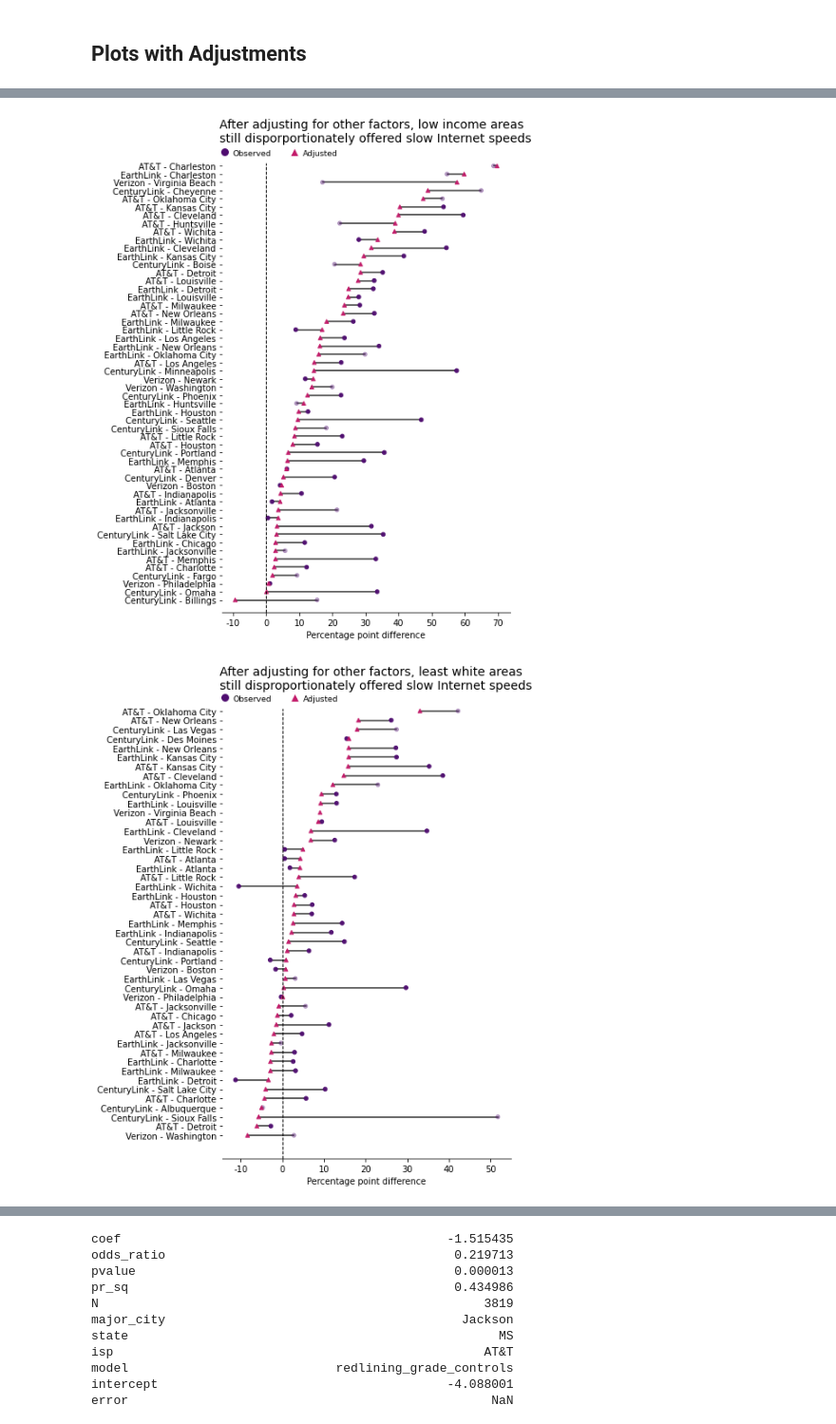
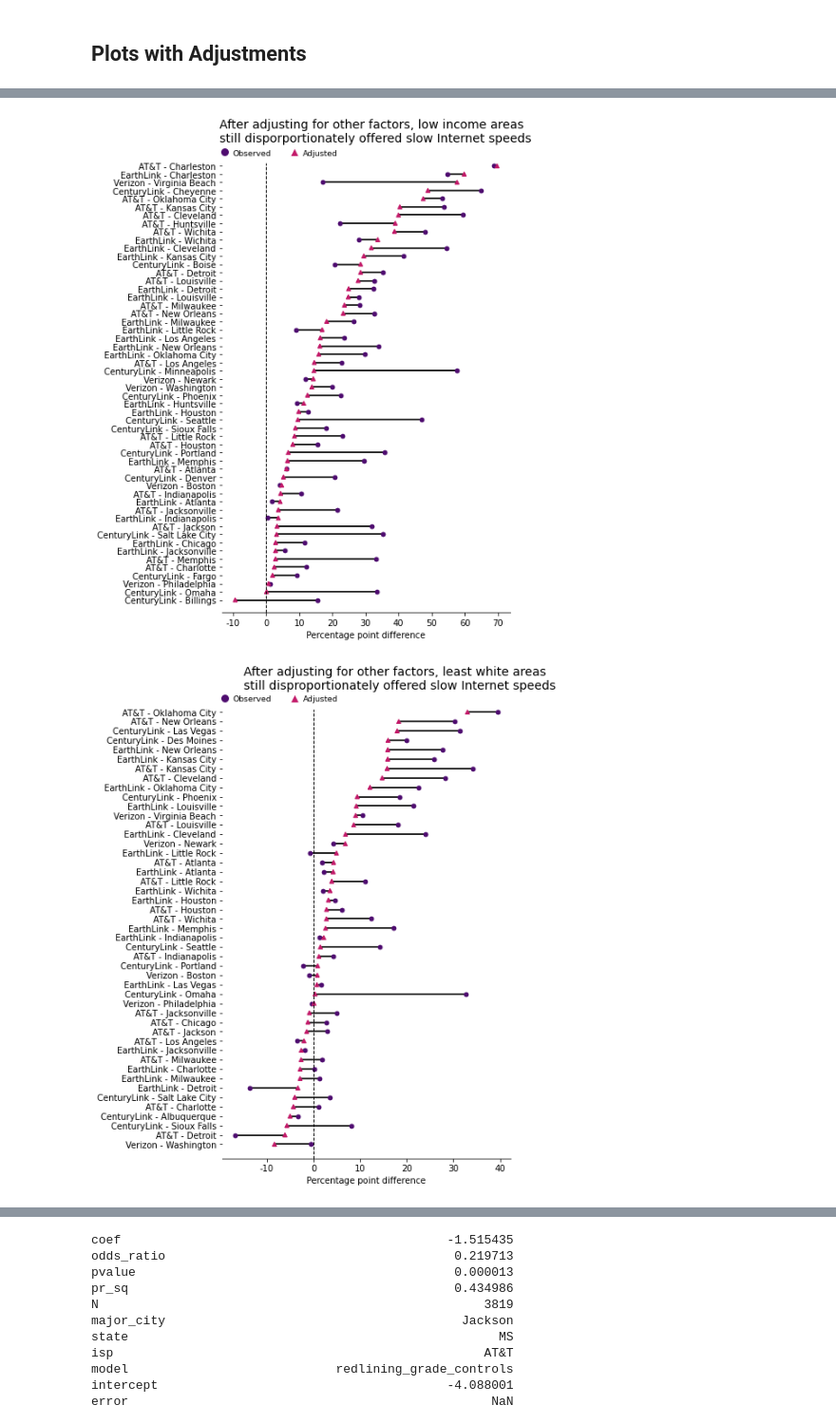
Before and after one commit to the-markup/investigation-isp, a Jupyter notebook: notebooks/3-statistical-tests-and-regression.ipynb, the cells around one changed output, grey strips where cells are left out. Shown at 95% size. Drawn from its saved outputs; the diff is of its cells as text; code cells hidden in the pictures.

```diff
--- a/notebooks/3-statistical-tests-and-regression.ipynb
+++ b/notebooks/3-statistical-tests-and-regression.ipynb
@@ -52,7 +52,7 @@ inputs = {
 }
 
 # params
-recalculate = False
+recalculate = True
 threshold = 0.05
 n_jobs = 20
 # %%
@@ -747,10 +755,17 @@ def preprocess_for_log_reg(df):
     return df
 # %%
 def train_and_return_coefs(formula, df, city, isp, model_name):
+    """
+    Workflow for fitting binary logistic regression for `formula`.
+    This is formatted strangely because it'll be called by multiprocess(ing).Pool.
+    """
+    import statsmodels.api as sm
+    import statsmodels.formula.api as smf
+    import pandas as pd
+    import numpy as np
     try:
         results = smf.logit(formula=formula, data=df).fit(disp=0)
         coefs = pd.DataFrame({
-#             'variables': results.params.index,
             'coef': results.params.values,
             'odds_ratio': np.exp(results.params.values),
             'pvalue': results.pvalues,
@@ -828,9 +843,13 @@ if not os.path.exists(fn_regression_all) or recalculate:
                         continue
                     if 'D' not in _df['redlining_grade'].unique().tolist():
                         continue
-                formula = (f"is_slow ~ C({iv}, Treatment('{treatment}'))"
-                            " + lat_standard + lon_standard + ppl_per_sq_mile_standard"
+                formula = f"is_slow ~ C({iv}, Treatment('{treatment}'))"
+                args.append([formula, _df, city, isp, f"{iv}_alone"])
+
+                formula += (" + lat_standard + lon_standard + ppl_per_sq_mile_standard"
                             " + n_providers + internet_perc_broadband")
+                args.append([formula, _df, city, isp, f"{iv}_controls"])
+
 
                 args.append([formula, _df, city, isp, f"{iv}_controls"])
 
@@ -844,7 +863,7 @@ if not os.path.exists(fn_regression_all) or recalculate:
                     model_name =  f"{iv}_minus{iv_.replace(' + ', '_')}"
                     args.append([formula, _df, city, isp, model_name])
 
-    with Pool(n_jobs) as pool:
+    with multiprocess.get_context("spawn").Pool(n_jobs) as pool:
         for coefs in tqdm(pool.istarmap(train_and_return_coefs, args),
                            total=len(args)):
             data_regression = data_regression.append(coefs)
@@ -1052,7 +1122,7 @@ label2marker = {
     'Adjusted': '^'
 }
 # %%
-def plot_adjusted(to_plot, iv = 'redlining', ylim=33.5, figsize=(6, 8), fn=fn_adjusted_redlining,
+def plot_adjusted(to_plot, ylim=33.5, figsize=(6, 8), fn=fn_adjusted_redlining,
                   title= f"After adjusting for other factors, Redlined areas\nstill disprportionately offered slow Internet speeds",
                   title_y = -3.2, title_x= -.05):
     legend_elements = [Line2D([0], [0], marker=label2marker.get(label), color='w',
@@ -1062,14 +1132,13 @@ def plot_adjusted(to_plot, iv = 'redlining', ylim=33.5, figsize=(6, 8), fn=fn_ad
     to_plot_ = to_plot[(to_plot['pvalue'] < 0.05)]
     to_plot_['major_city_isp'] = to_plot_.apply(lambda x: x['isp'] + ' - ' + x['major_city'], axis=1)
 
-    to_plot_['Observed'] = to_plot_[f'prop_slow_{iv}_delta'] * 100
+    to_plot_['Observed'] = to_plot_.probability_delta_alone * 100
     to_plot_['Adjusted'] = to_plot_.probability_delta * 100
 
     to_plot_ = to_plot_.sort_values(by=['Adjusted', 'state', 'Observed'], ascending=False)
 
     ax = to_plot_.plot(y='major_city_isp', x='Observed',
                       color=color_1,
-                      alpha = [bool2alpha.get(_) for _ in to_plot_.p_value_redlining < 0.05],
                       kind='scatter', figsize=figsize)
     to_plot_.plot(y='major_city_isp', x='Adjusted',
                  color=color_2, ax=ax, marker='^',
@@ -1127,21 +1196,21 @@ def plot_adjusted(to_plot, iv = 'redlining', ylim=33.5, figsize=(6, 8), fn=fn_ad
                   frameon=False,
                   prop={'size': 9.2})
 # %%
-to_plot = income.merge(table, on=['major_city', 'state', 'isp'])
+to_plot = income#.merge(table, on=['major_city', 'state', 'isp'])
 plot_adjusted(to_plot, iv='income', ylim=54.5, figsize=(6, 10),
               fn=fn_adjusted_income,
               title_y = -4.2, title_x = -14,
               title= f"After adjusting for other factors, low income areas\nstill disporportionately offered slow Internet speeds",
 )
 # %% [output]
-[figure, old version]
+[figure, new version]
 # %%
-to_plot = race.merge(table, on=['major_city', 'state', 'isp'])
-plot_adjusted(to_plot, iv='race', ylim=48.5, figsize=(6, 10),
+to_plot = race#.merge(table, on=['major_city', 'state', 'isp'])
+plot_adjusted(to_plot, iv='race', ylim=47.5, figsize=(6, 10),
               fn=fn_adjusted_race,
               title_y = -3.5, title_x = -15,
               title= f"After adjusting for other factors, least white areas\nstill disproportionately offered slow Internet speeds",
 )
 # %% [output]
-[figure, old version]
+[figure, new version]
 # %%
```
Also changed, not shown: parts of 9 cells of this notebook, 12 other files.
